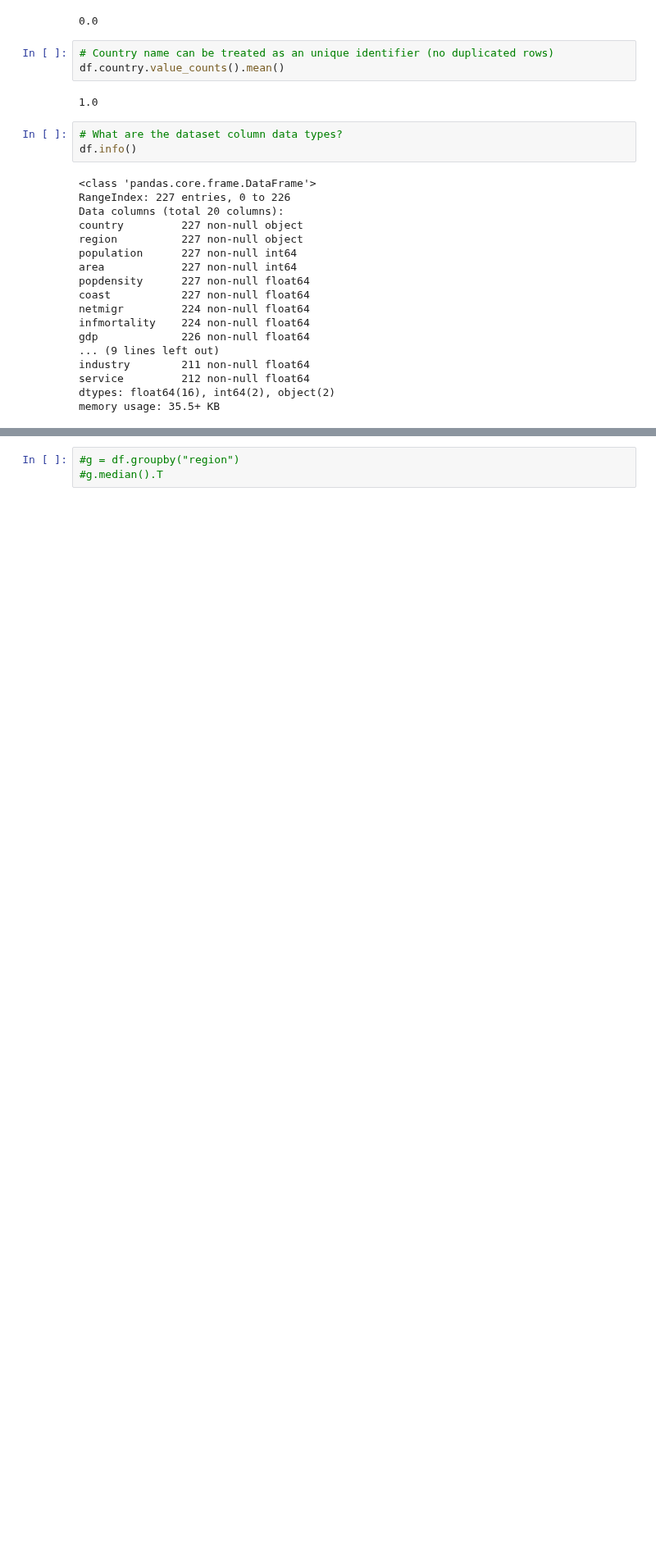
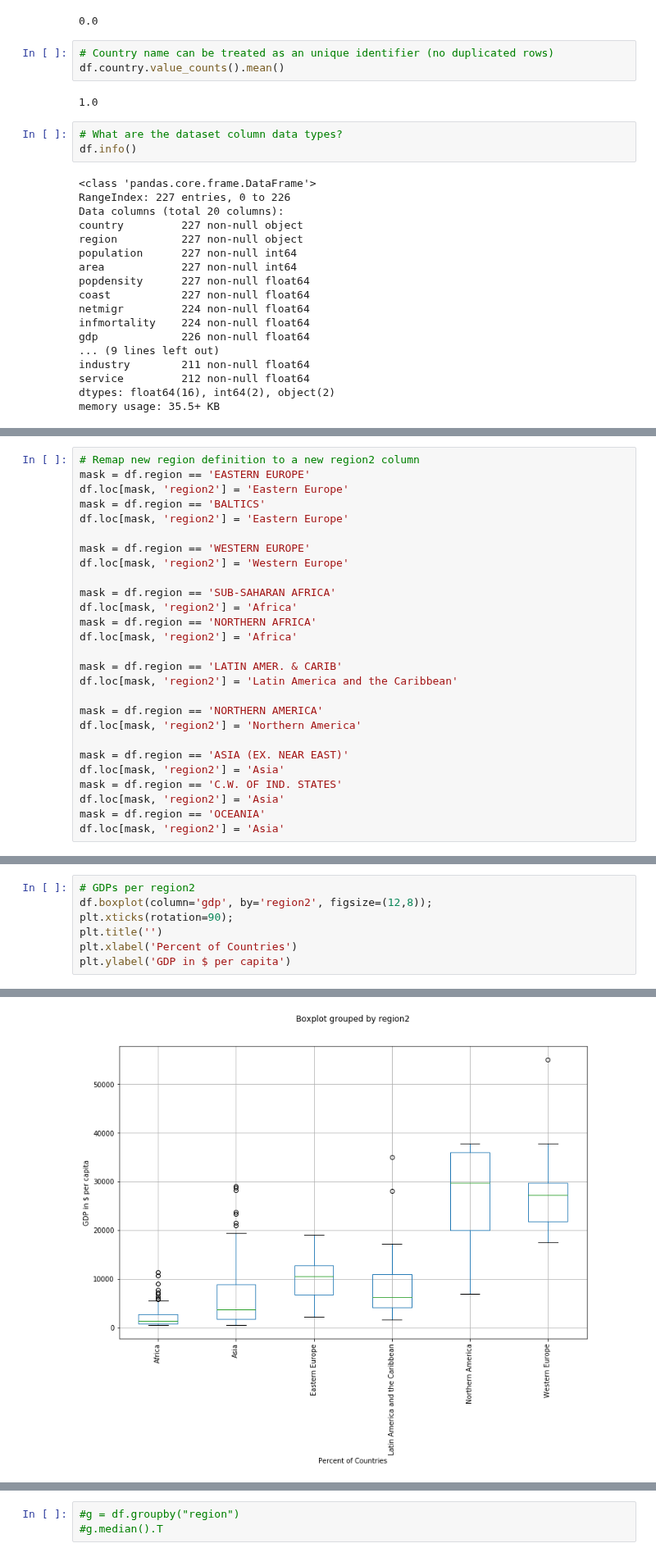
Before and after one commit to ksatola/Countries-of-the-World, a Jupyter notebook: EDA.ipynb, the cells around one changed output, grey strips where cells are left out. Shown at 82% size. Drawn from its saved outputs; the diff is of its cells as text; blank space fills up the shorter version.

```diff
--- a/EDA.ipynb
+++ b/EDA.ipynb
@@ -276,0 +319,27 @@ Name: region, dtype: int64
+# %%
+# Remap new region definition to a new region2 column
+mask = df.region == 'EASTERN EUROPE'
+df.loc[mask, 'region2'] = 'Eastern Europe'
+mask = df.region == 'BALTICS'
+df.loc[mask, 'region2'] = 'Eastern Europe'
+
+mask = df.region == 'WESTERN EUROPE'
+df.loc[mask, 'region2'] = 'Western Europe'
+
+mask = df.region == 'SUB-SAHARAN AFRICA'
+df.loc[mask, 'region2'] = 'Africa'
+mask = df.region == 'NORTHERN AFRICA'
+df.loc[mask, 'region2'] = 'Africa'
+
+mask = df.region == 'LATIN AMER. & CARIB'
+df.loc[mask, 'region2'] = 'Latin America and the Caribbean'
+
+mask = df.region == 'NORTHERN AMERICA'
+df.loc[mask, 'region2'] = 'Northern America'
+
+mask = df.region == 'ASIA (EX. NEAR EAST)'
+df.loc[mask, 'region2'] = 'Asia'
+mask = df.region == 'C.W. OF IND. STATES'
+df.loc[mask, 'region2'] = 'Asia'
+mask = df.region == 'OCEANIA'
+df.loc[mask, 'region2'] = 'Asia'
@@ -276,0 +366,8 @@ Name: region, dtype: int64
+# %%
+# GDPs per region2
+df.boxplot(column='gdp', by='region2', figsize=(12,8));
+plt.xticks(rotation=90);
+plt.title('')
+plt.xlabel('Percent of Countries')
+plt.ylabel('GDP in $ per capita')
+# %% [output]
@@ -276,0 +375 @@ Name: region, dtype: int64
+[figure, added]
```
Also changed, not shown: parts of 26 cells of this notebook.
